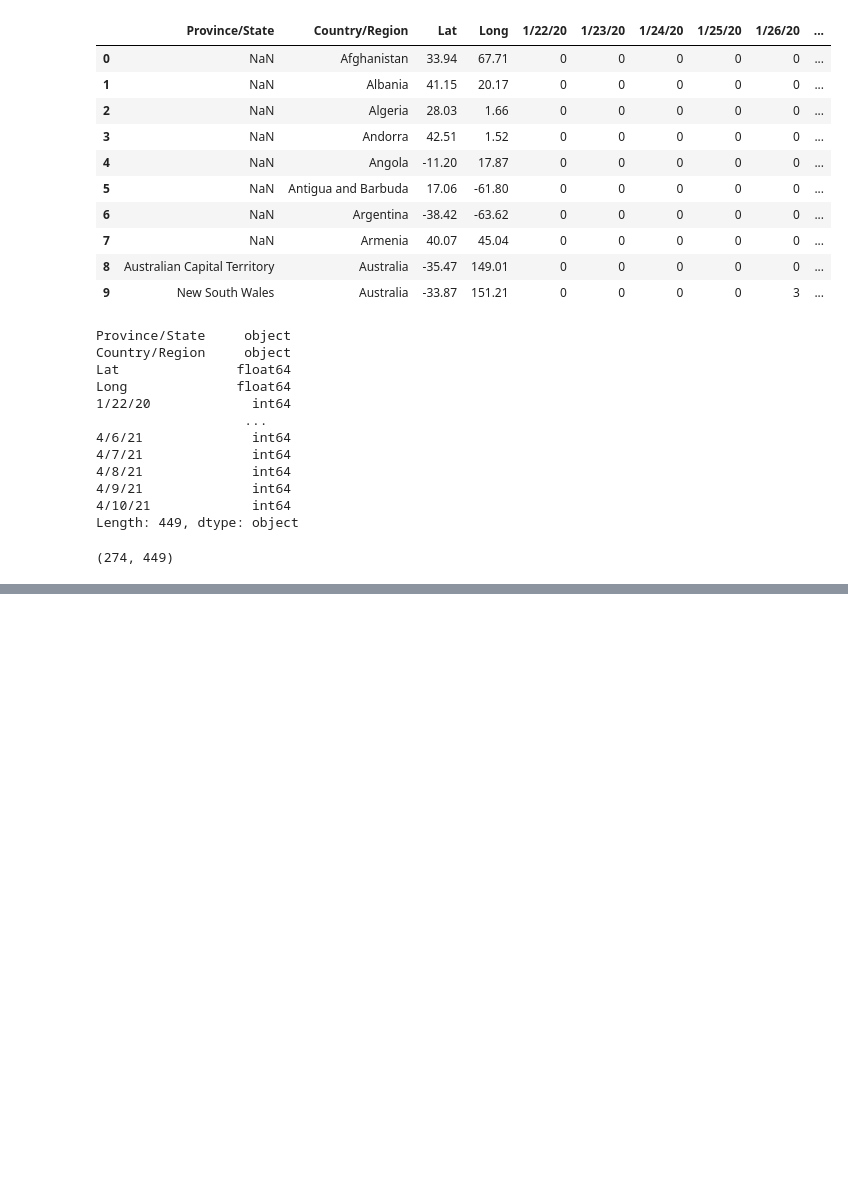
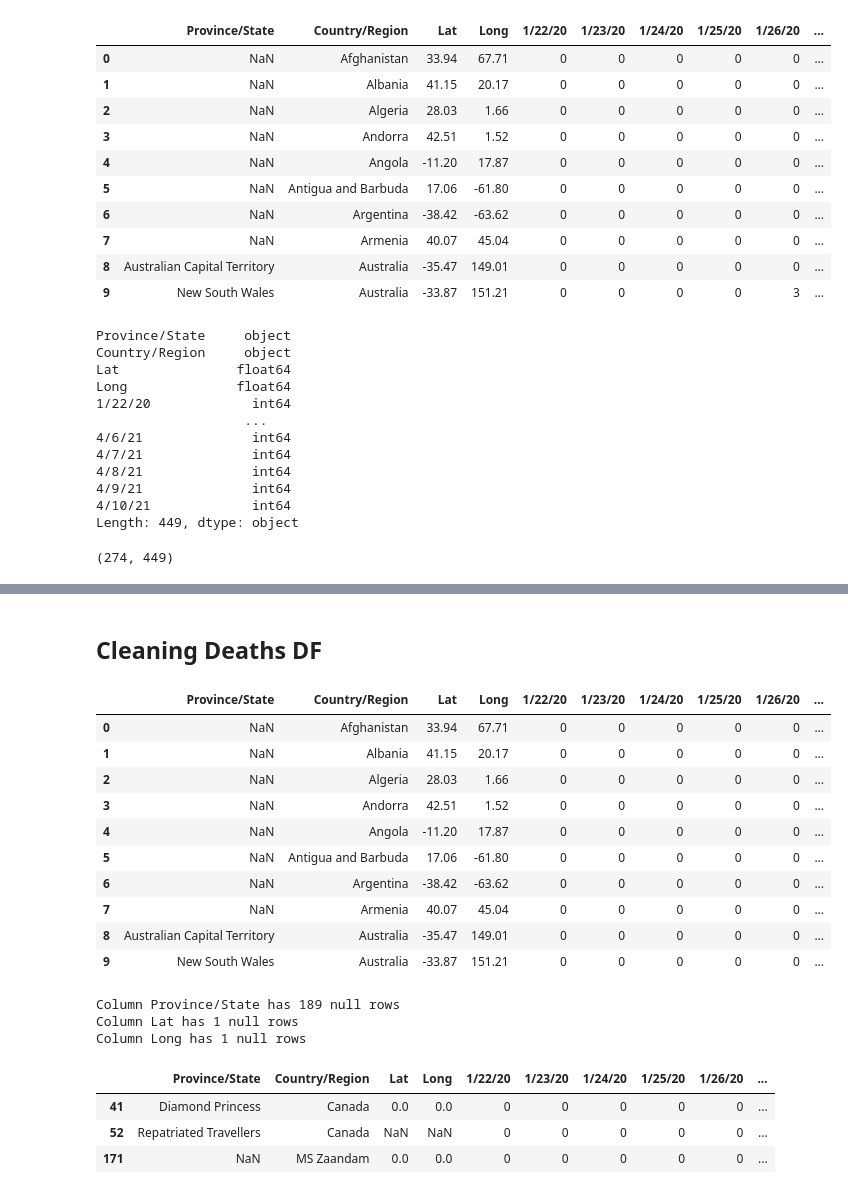
Before and after one commit to blopezpi/mid-project-bdmlpt1021, a Jupyter notebook: data/covid_19_confirmed_cases_dt.ipynb, the cells around one changed output, grey strips where cells are left out. Drawn from its saved outputs; the diff is of its cells as text; code cells hidden in the pictures; blank space fills up the shorter version.

Commit message:
feat: Clean finished

```diff
--- a/data/covid_19_confirmed_cases_dt.ipynb
+++ b/data/covid_19_confirmed_cases_dt.ipynb
@@ -9,3 +8,6 @@ pd.set_option("display.max.columns", None)
 pd.set_option("display.precision", 2)
 # %%
 confirmed_cases = pd.read_csv("covid-confirmed-global/confirmed_global.csv")
+c_c_copy = confirmed_cases.copy()
+death_cases = pd.read_csv("covid-confirmed-global/deaths_global.csv")
+recovered_cases = pd.read_csv("covid-confirmed-global/recovered_global.csv")
@@ -52,0 +189,35 @@ location.raw['address'].get('county')
+# %% [markdown]
+## Cleaning Deaths DF
+# %%
+death_cases.head(10)
+# %% [output]
+|  | Province/State | Country/Region | Lat | Long | 1/22/20 | 1/23/20 | 1/24/20 | 1/25/20 | 1/26/20 | ... |
+| 0 | NaN | Afghanistan | 33.94 | 67.71 | 0 | 0 | 0 | 0 | 0 | ... |
+| 1 | NaN | Albania | 41.15 | 20.17 | 0 | 0 | 0 | 0 | 0 | ... |
+| 2 | NaN | Algeria | 28.03 | 1.66 | 0 | 0 | 0 | 0 | 0 | ... |
+| 3 | NaN | Andorra | 42.51 | 1.52 | 0 | 0 | 0 | 0 | 0 | ... |
+| 4 | NaN | Angola | -11.20 | 17.87 | 0 | 0 | 0 | 0 | 0 | ... |
+| 5 | NaN | Antigua and Barbuda | 17.06 | -61.80 | 0 | 0 | 0 | 0 | 0 | ... |
+| 6 | NaN | Argentina | -38.42 | -63.62 | 0 | 0 | 0 | 0 | 0 | ... |
+| 7 | NaN | Armenia | 40.07 | 45.04 | 0 | 0 | 0 | 0 | 0 | ... |
+| 8 | Australian Capital Territory | Australia | -35.47 | 149.01 | 0 | 0 | 0 | 0 | 0 | ... |
+| 9 | New South Wales | Australia | -33.87 | 151.21 | 0 | 0 | 0 | 0 | 0 | ... |
+# %%
+columns = list(death_cases.columns)
+for column in columns:
+    query = death_cases[column].isnull()
+    if len(death_cases[query]) > 0:
+        print(f"Column {column} has {len(death_cases[query])} null rows")
+# %% [output]
+Column Province/State has 189 null rows
+Column Lat has 1 null rows
+Column Long has 1 null rows
+# %%
+# Remove unnecesary data
+lat_nulls = (death_cases["Province/State"] == "Repatriated Travellers") | (death_cases["Province/State"] == "Diamond Princess") | (death_cases["Country/Region"] == "MS Zaandam")
+death_cases[lat_nulls]
+# %% [output]
+|  | Province/State | Country/Region | Lat | Long | 1/22/20 | 1/23/20 | 1/24/20 | 1/25/20 | 1/26/20 | ... |
+| 41 | Diamond Princess | Canada | 0.0 | 0.0 | 0 | 0 | 0 | 0 | 0 | ... |
+| 52 | Repatriated Travellers | Canada | NaN | NaN | 0 | 0 | 0 | 0 | 0 | ... |
+| 171 | NaN | MS Zaandam | 0.0 | 0.0 | 0 | 0 | 0 | 0 | 0 | ... |
```
Also changed, not shown: parts of 72 cells of this notebook.
